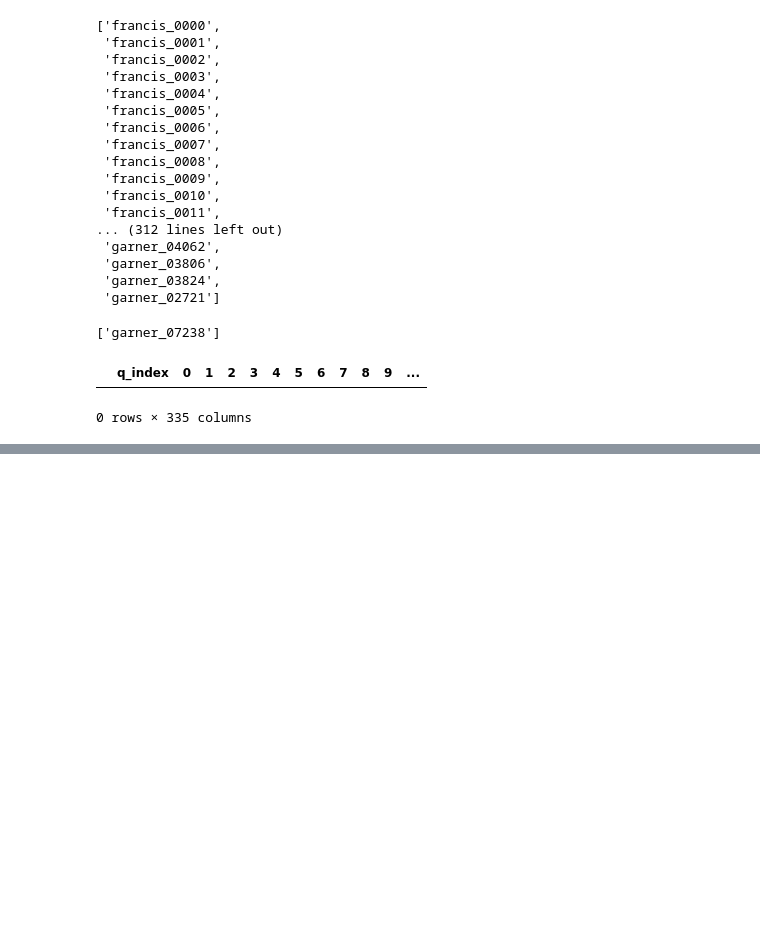
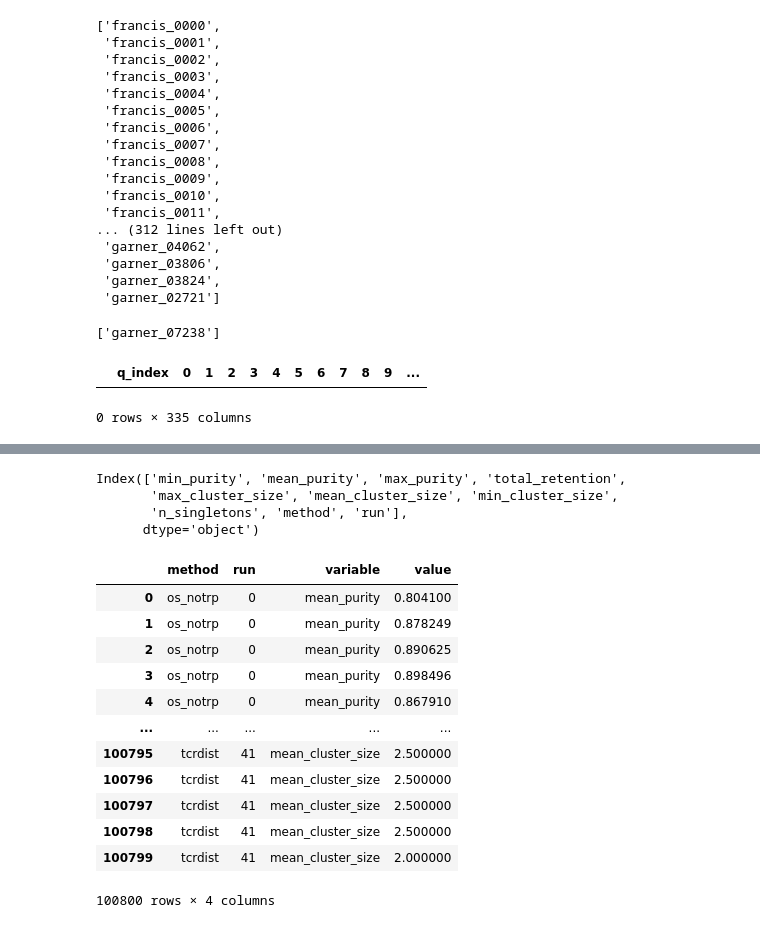
Before and after one commit to richieYT-wan/tclustr, a Jupyter notebook: notebooks/240819_PatientData.ipynb, the cells around one changed output, grey strips where cells are left out. Saved outputs shown, nothing was run; the diff lists cells and outputs as text; code cells hidden in the pictures; blank space fills up the shorter version.

```diff
--- a/notebooks/240819_PatientData.ipynb
+++ b/notebooks/240819_PatientData.ipynb
@@ -1752,0 +1781,23 @@ gb_tcrdist
+# %%
+all_cat.columns
+# %% [output]
+Index(['min_purity', 'mean_purity', 'max_purity', 'total_retention',
+       'max_cluster_size', 'mean_cluster_size', 'min_cluster_size',
+       'n_singletons', 'method', 'run'],
+      dtype='object')
+# %%
+melt
+# %% [output]
+|  | method | run | variable | value |
+| 0 | os_notrp | 0 | mean_purity | 0.804100 |
+| 1 | os_notrp | 0 | mean_purity | 0.878249 |
+| 2 | os_notrp | 0 | mean_purity | 0.890625 |
+| 3 | os_notrp | 0 | mean_purity | 0.898496 |
+| 4 | os_notrp | 0 | mean_purity | 0.867910 |
+| ... | ... | ... | ... | ... |
+| 100795 | tcrdist | 41 | mean_cluster_size | 2.500000 |
+| 100796 | tcrdist | 41 | mean_cluster_size | 2.500000 |
+| 100797 | tcrdist | 41 | mean_cluster_size | 2.500000 |
+| 100798 | tcrdist | 41 | mean_cluster_size | 2.500000 |
+| 100799 | tcrdist | 41 | mean_cluster_size | 2.000000 |
+100800 rows × 4 columns
```
Also changed, not shown: parts of 32 cells of this notebook, 5 other files.
